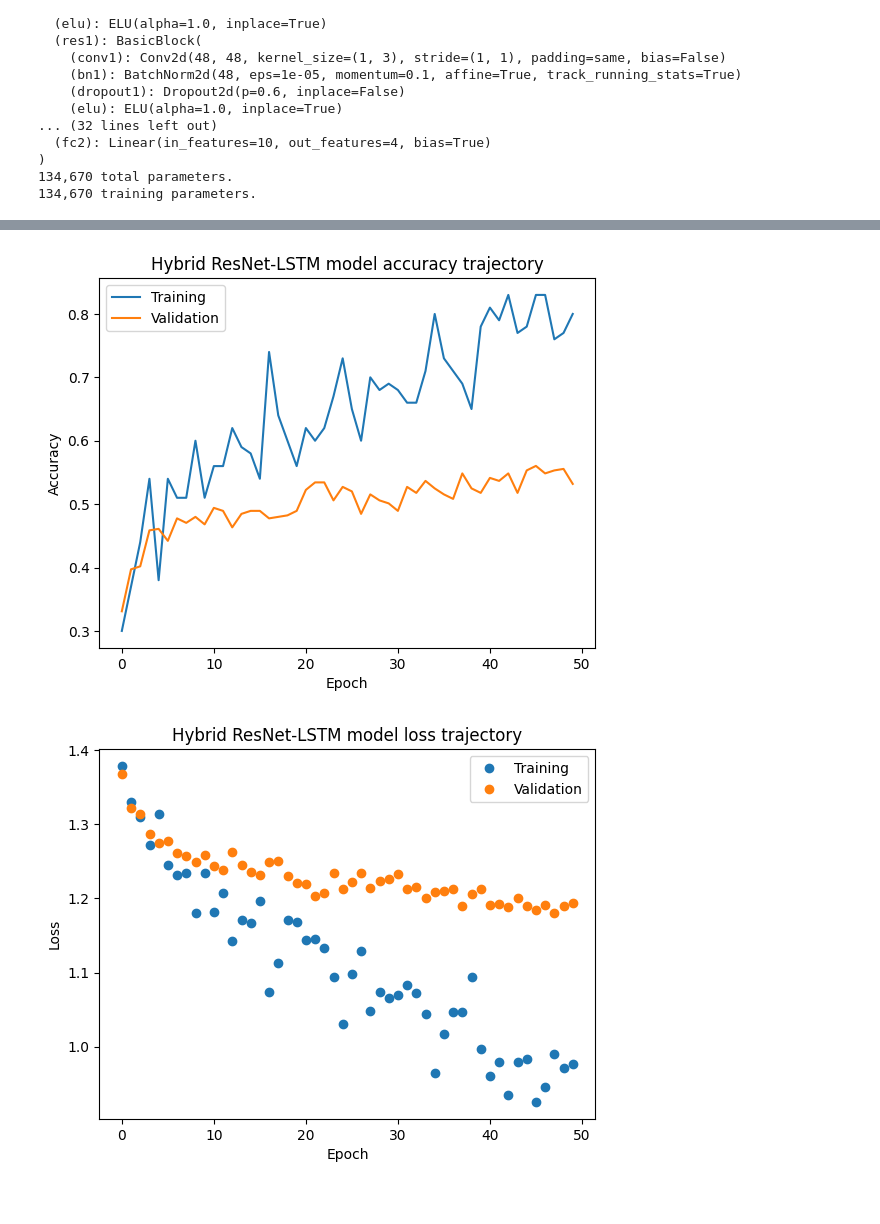
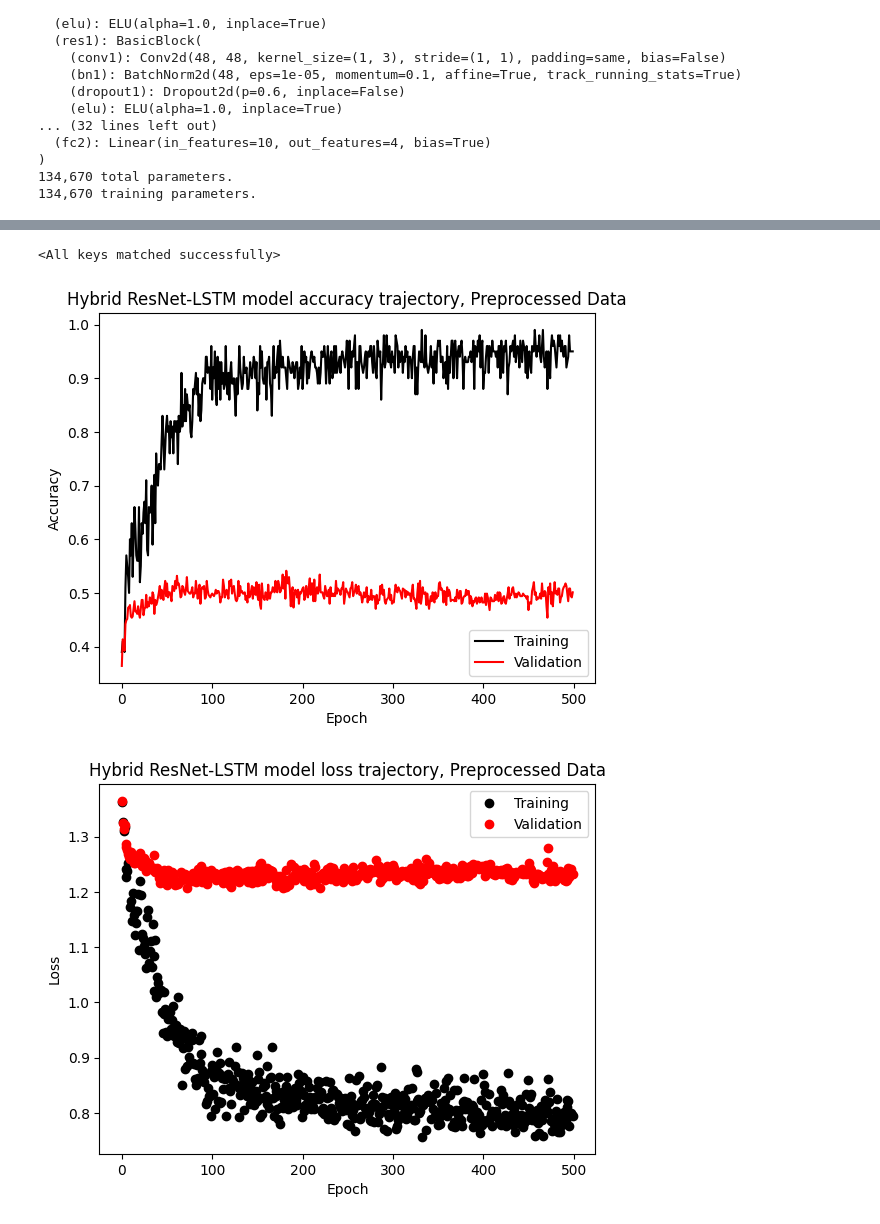
Before and after one commit to Puttaranun/CS247-Project-W24, a Jupyter notebook: ResNetLSTMV2.ipynb, the cells around one changed output, grey strips where cells are left out. Drawn from its saved outputs; the diff is of its cells as text; code cells hidden in the pictures.

```diff
--- a/ResNetLSTMV2.ipynb
+++ b/ResNetLSTMV2.ipynb
@@ -177,12 +191,13 @@ train_history_1, val_history_1 = np.array([]), np.array([])
 train_loss_hist_1, val_loss_hist_1 = np.array([]), np.array([])
 
 with TemporaryDirectory() as tempdir:
-    best_model_params_path = os.path.join(tempdir, 'best_model_params.pt')
+    savefolder = '/content/drive/MyDrive/C147_Final_Project/best_model_params'
+    best_model_params_path = os.path.join(savefolder, 'best_model1_params.pt')
 
     torch.save(model1.state_dict(), best_model_params_path)
     best_acc = 0.0
     bsz = 100
-    num_epochs = 50
+    num_epochs = 500
     iteration = 0
     total_it = num_epochs*int(x_train.shape[0]/bsz)
     for epoch_idx in tqdm(range(num_epochs)):
@@ -407,20 +421,25 @@ ResNetLSTM(
 criterion = nn.CrossEntropyLoss()
 optimizer = torch.optim.Adam(model2.parameters(), lr=0.001, weight_decay=1e-4)
 # %%
+# Rename these lines between models
 train_history_2, val_history_2 = np.array([]), np.array([])
 train_loss_hist_2, val_loss_hist_2 = np.array([]), np.array([])
 
 with TemporaryDirectory() as tempdir:
-    best_model_params_path = os.path.join(tempdir, 'best_model_params.pt')
+    save_folder = '/content/drive/MyDrive/C147_Final_Project/best_model_params'
 
+    # Rename these lines between models
+    best_model_params_path = os.path.join(save_folder, 'best_model2_params.pt')
     torch.save(model2.state_dict(), best_model_params_path)
+
     best_acc = 0.0
     bsz = 100
-    num_epochs = 50
+    num_epochs = 500
     iteration = 0
     total_it = num_epochs*int(x_train.shape[0]/bsz)
     for epoch_idx in tqdm(range(num_epochs)):
         # Set model to train mode - useful for layers such as BatchNorm or Dropout whose behaviors change between train/eval
+        # Rename
         model2.train()
         train_count = 0
         train_correct_count = 0
@@ -428,6 +447,7 @@ with TemporaryDirectory() as tempdir:
             iteration+=1
             optimizer.zero_grad() # Zero gradients, since we don't want gradients to accumulate between batches - we apply an update for each batch
             train_x, train_y = sample(x_train, y_train, bsz)
+            #Rename
             logits = model2(train_x) #bszx4x1x4
 
             logits = nn.functional.softmax(logits, dim=1)
@@ -447,12 +467,14 @@ with TemporaryDirectory() as tempdir:
 
         train_acc = train_correct_count / train_count
 
+        #Rename
         model2.eval()
         val_count = 0
         val_correct_count = 0
         with torch.no_grad():
             val_x = x_valid
             val_y = y_valid
+            #Rename
             logits = model2(val_x).detach()
             logits = nn.functional.softmax(logits)
             val_loss = criterion(logits.float(), val_y.float())
@@ -466,6 +488,7 @@ with TemporaryDirectory() as tempdir:
         print('Train acc: {:.3f}, Val acc: {:.3f}'.format(train_acc, val_acc))
         print('Train loss: {:.3f}, Val loss: {:.3f}'.format(loss, val_loss))
 
+        #Rename
         train_history_2 = np.append(train_history_2, train_acc.item())
         val_history_2 = np.append(val_history_2, val_acc.item())
         train_loss_hist_2 = np.append(train_loss_hist_2, loss.item())
@@ -473,11 +496,9 @@ with TemporaryDirectory() as tempdir:
 
         if val_acc > best_acc:
             best_acc = val_acc
+            #Rename
             torch.save(model2.state_dict(), best_model_params_path)
 
     print(f'Best val Acc: {best_acc:4f}')
-
-    # load best model weights
-    model2.load_state_dict(torch.load(best_model_params_path))
 # %% [output]
 Epoch 1 Finished!!!
@@ -521,19 +541,27 @@ Epoch 13 Finished!!!
+# %%
+# load best model weights
+#model2.load_state_dict(torch.load(best_model_params_path))
+best_model_params_path = '/content/drive/MyDrive/C147_Final_Project/best_model_params/best_model2_params.pt'
+model2.load_state_dict(torch.load(best_model_params_path))
+# %% [output]
+<All keys matched successfully>
 # %%
-plt.plot(np.arange(num_epochs),train_history_2,label='Training')
-plt.plot(np.arange(num_epochs),val_history_2,label='Validation')
-plt.title('Hybrid ResNet-LSTM model accuracy trajectory')
+#Update arrays and title
+plt.plot(np.arange(num_epochs),train_history_2,label='Training',color='k')
+plt.plot(np.arange(num_epochs),val_history_2,label='Validation',color='r')
+plt.title('Hybrid ResNet-LSTM model accuracy trajectory, Preprocessed Data')
 plt.ylabel('Accuracy')
 plt.xlabel('Epoch')
 plt.legend()
 plt.show()
 
-plt.plot(np.arange(num_epochs),train_loss_hist_2,'o',label='Training')
-plt.plot(np.arange(num_epochs),val_loss_hist_2,'o',label='Validation')
-plt.title('Hybrid ResNet-LSTM model loss trajectory')
+plt.plot(np.arange(num_epochs),train_loss_hist_2,'o',label='Training',color='k')
+plt.plot(np.arange(num_epochs),val_loss_hist_2,'o',label='Validation',color='r')
+plt.title('Hybrid ResNet-LSTM model loss trajectory, Preprocessed Data')
 plt.ylabel('Loss')
 plt.xlabel('Epoch')
 plt.legend()
 plt.show()
 # %% [output]
-[figure, old version]
+[figure, new version]
-[figure, old version]
+[figure, new version]
```
Also changed, not shown: parts of 49 cells of this notebook, 2 other files.
